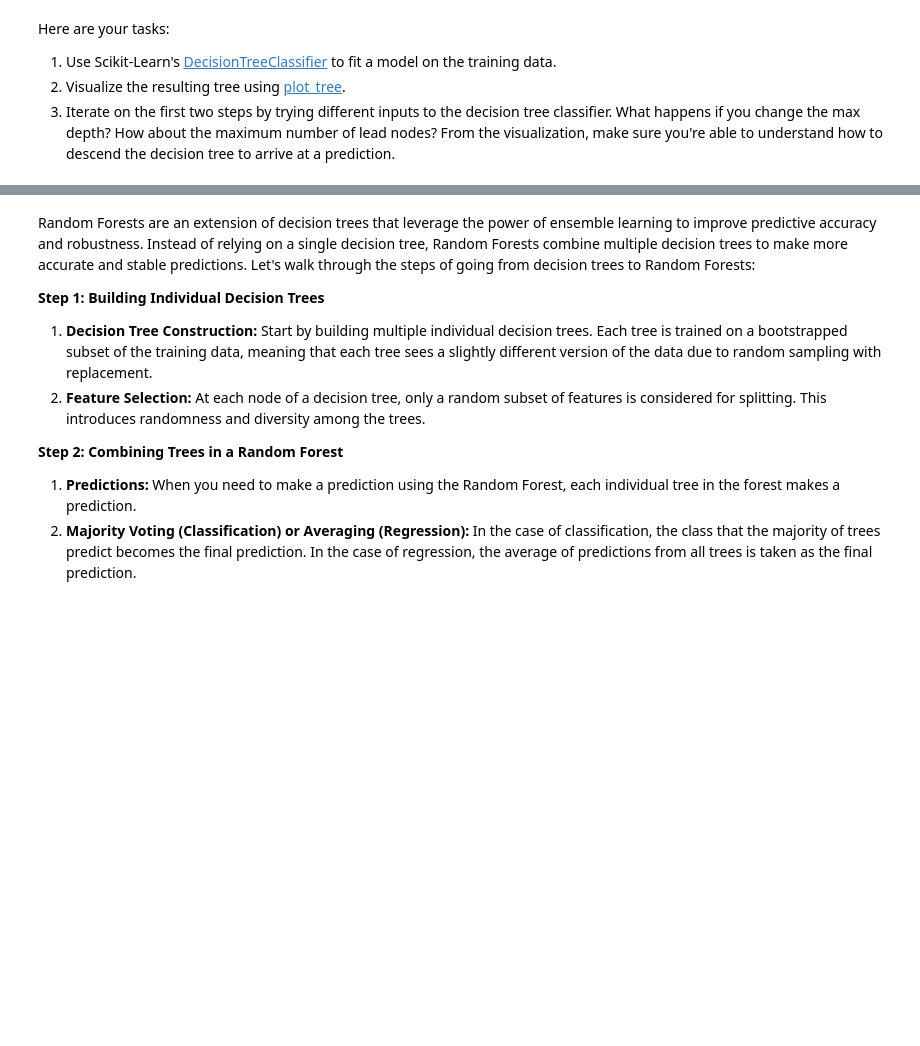
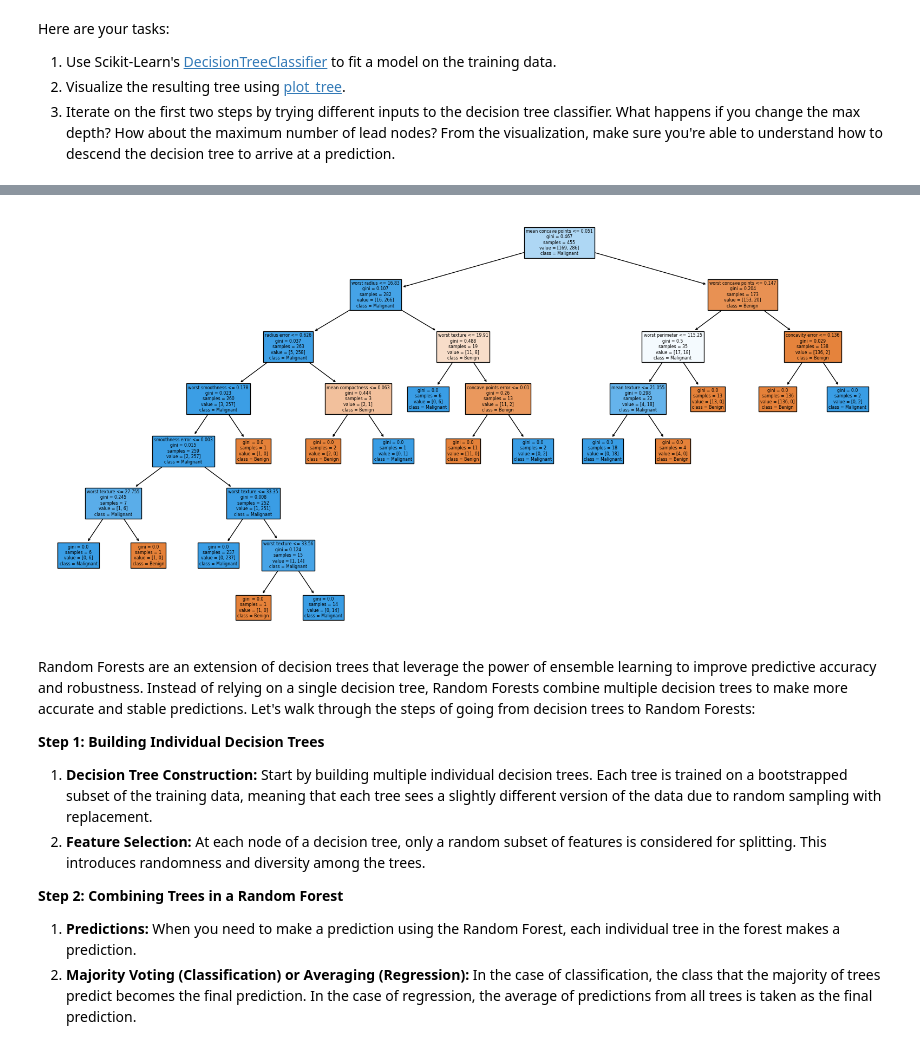
Before and after one commit to fashfaq2000/machine-learning, a Jupyter notebook: Faisal_MLE_MiniProject_Trees_and_Forests_v2.ipynb, the cells around one changed output, grey strips where cells are left out. Saved outputs shown, nothing was run; the diff lists cells and outputs as text; code cells hidden in the pictures; blank space fills up the shorter version.

```diff
--- a/Faisal_MLE_MiniProject_Trees_and_Forests_v2.ipynb
+++ b/Faisal_MLE_MiniProject_Trees_and_Forests_v2.ipynb
@@ -122,3 +121,13 @@ plt.show()
+# %%
+# Create a Decision Tree model with max_leaf_nodes = 20
+dtm2 = DecisionTreeClassifier(random_state=42, max_leaf_nodes=20)
+dtm2.fit(X_train, y_train)
+# Visualize the Decision Tree
+plt.figure(figsize=(20, 10))
+plot_tree(dtm2, filled=True, feature_names=X.columns, class_names=["Benign", "Malignant"])
+plt.show()
+# %% [output]
+[figure, added]
 # %% [markdown]
 Random Forests are an extension of decision trees that leverage the power of ensemble learning to improve predictive accuracy and robustness. Instead of relying on a single decision tree, Random Forests combine multiple decision trees to make more accurate and stable predictions. Let's walk through the steps of going from decision trees to Random Forests:
 
```
Also changed, not shown: parts of 12 cells of this notebook.
